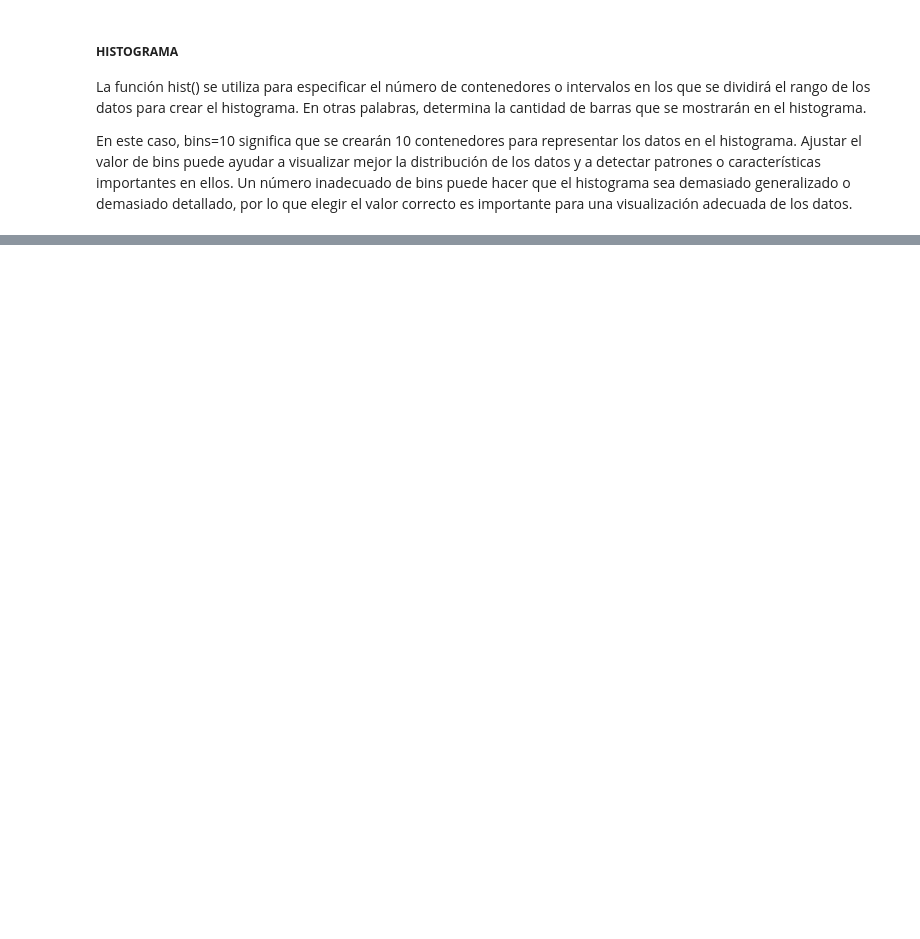
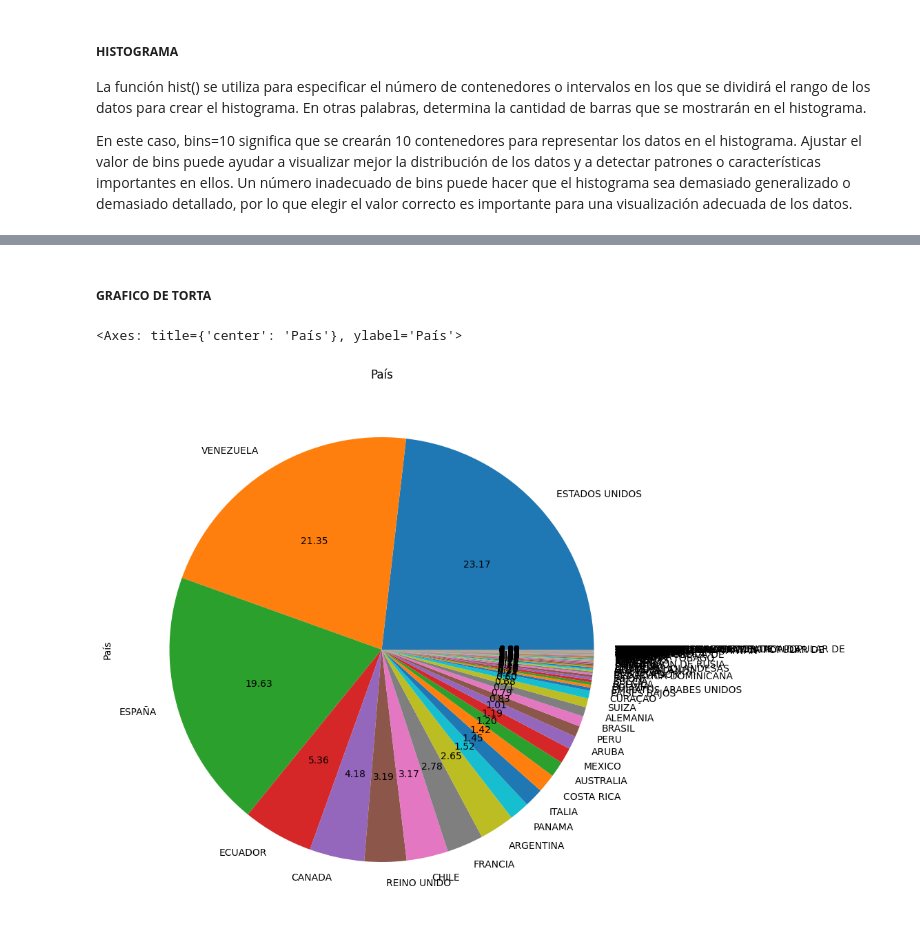
Before and after one commit to alexanderbeleno16/taller1_corte1_mi_20241, a Jupyter notebook: taller1_corte1_mi_20241.ipynb, the cells around one changed output, grey strips where cells are left out. Saved outputs shown, nothing was run; the diff lists cells and outputs as text; code cells hidden in the pictures; blank space fills up the shorter version.

```diff
--- a/taller1_corte1_mi_20241.ipynb
+++ b/taller1_corte1_mi_20241.ipynb
@@ -238,0 +345,7 @@ SE REALIZA:
+# %% [markdown]
+##### **GRAFICO DE TORTA**
+# %%
+data_frame["País"].value_counts().plot(kind="pie",autopct="%.2f", figsize=(12,10), title= "País" )
+# %% [output]
+<Axes: title={'center': 'País'}, ylabel='País'>
+[figure, added]
```
Also changed, not shown: parts of 30 cells of this notebook.
